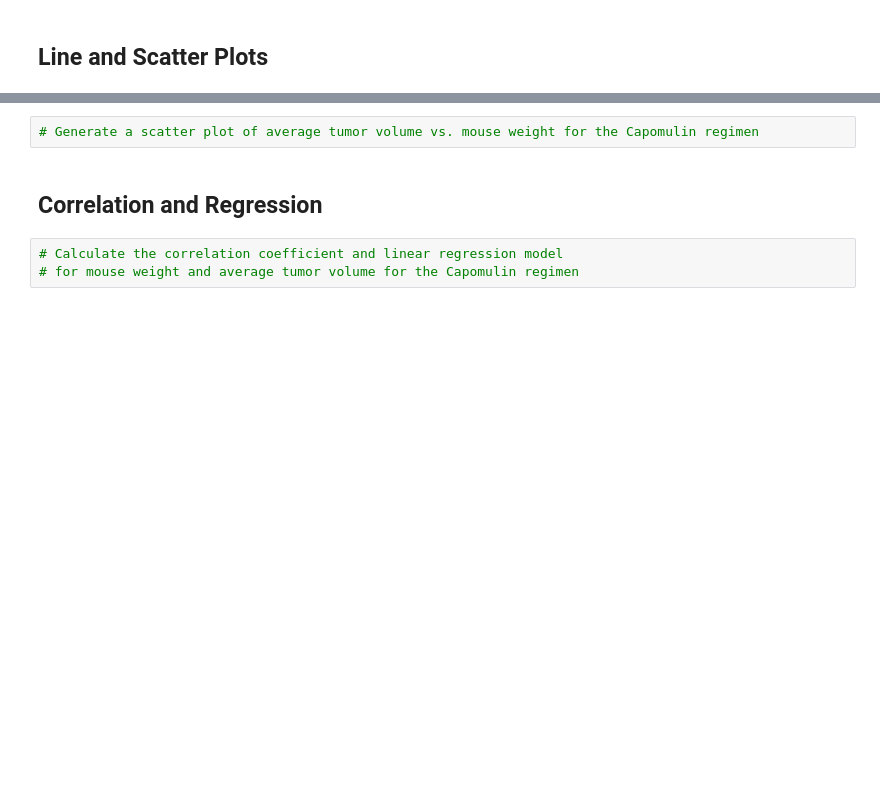
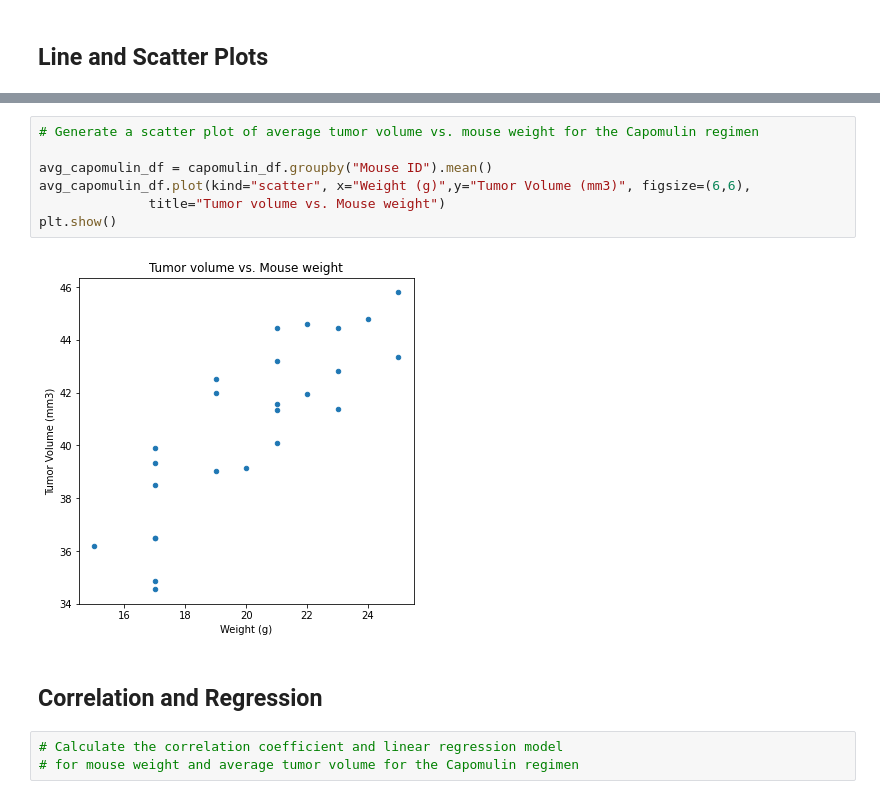
Before and after one commit to radhar16/Matplotlib---challenge, a Jupyter notebook: Pymaceuticals/pymaceuticals_starter.ipynb, the cells around one changed output, grey strips where cells are left out. Drawn from its saved outputs; the diff is of its cells as text; blank space fills up the shorter version.

```diff
--- a/Pymaceuticals/pymaceuticals_starter.ipynb
+++ b/Pymaceuticals/pymaceuticals_starter.ipynb
@@ -377,5 +376,12 @@ plt.show()
 # %%
 # Generate a scatter plot of average tumor volume vs. mouse weight for the Capomulin regimen
+
+avg_capomulin_df = capomulin_df.groupby("Mouse ID").mean()
+avg_capomulin_df.plot(kind="scatter", x="Weight (g)",y="Tumor Volume (mm3)", figsize=(6,6),
+              title="Tumor volume vs. Mouse weight")
+plt.show()
+# %% [output]
+[figure, added]
 # %% [markdown]
 ## Correlation and Regression
 # %%
```
Also changed, not shown: parts of 4 cells of this notebook.
